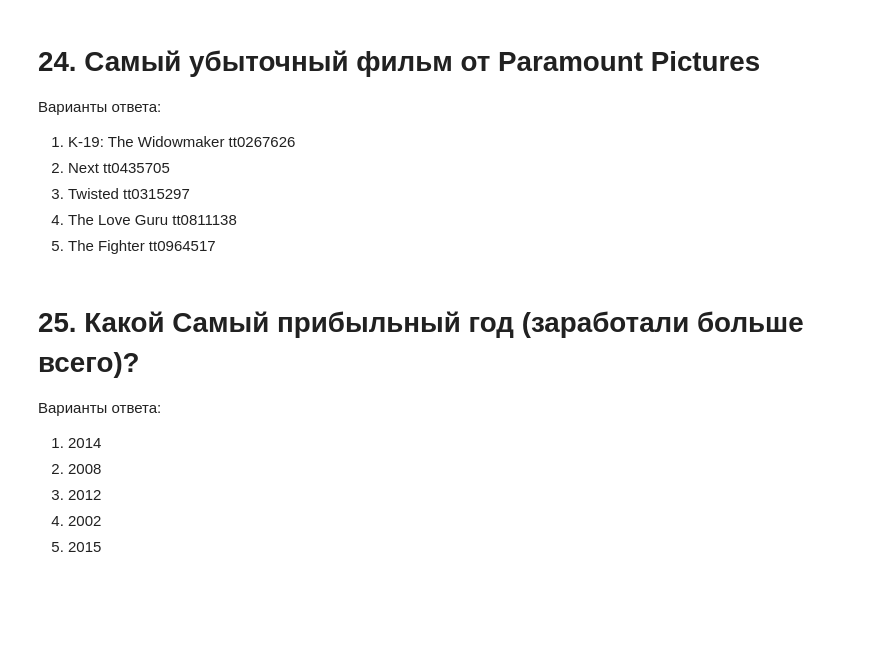
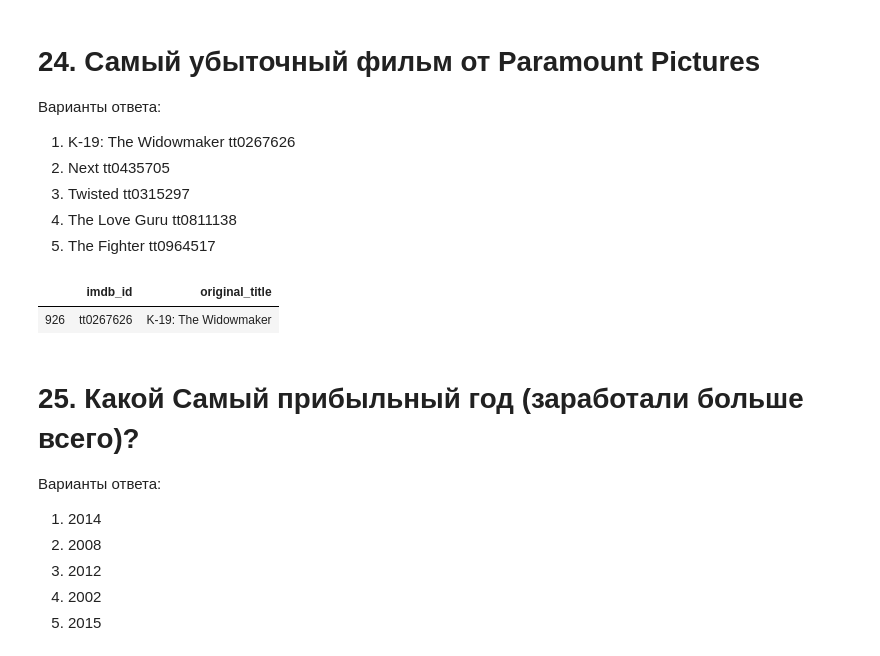
Before and after one commit to gdokuchaev/skillfactory_rds, a Jupyter notebook: module_1/[SF-DST] Movies IMBD v3.0.ipynb, the cells around one changed output. Cells and saved outputs as stored; diff of their text form; code cells hidden in the pictures; blank space fills up the shorter version.

```diff
--- a/module_1/[SF-DST] Movies IMBD v3.0.ipynb
+++ b/module_1/[SF-DST] Movies IMBD v3.0.ipynb
@@ -428,6 +439,14 @@ answer_ls.append(1)
 3. Twisted tt0315297
 4. The Love Guru tt0811138
 5. The Fighter tt0964517
+# %%
+data[
+    (data.production_companies.str.contains('Paramount Pictures')) &
+    (data.profit==data[data.production_companies.str.contains('Paramount Pictures')].profit.min())
+    ][['imdb_id','original_title']]
+# %% [output]
+|  | imdb_id | original_title |
+| 926 | tt0267626 | K-19: The Widowmaker |
 # %%
 answer_ls.append(1)
 # %% [markdown]
```
Also changed, not shown: parts of 18 cells of this notebook.
